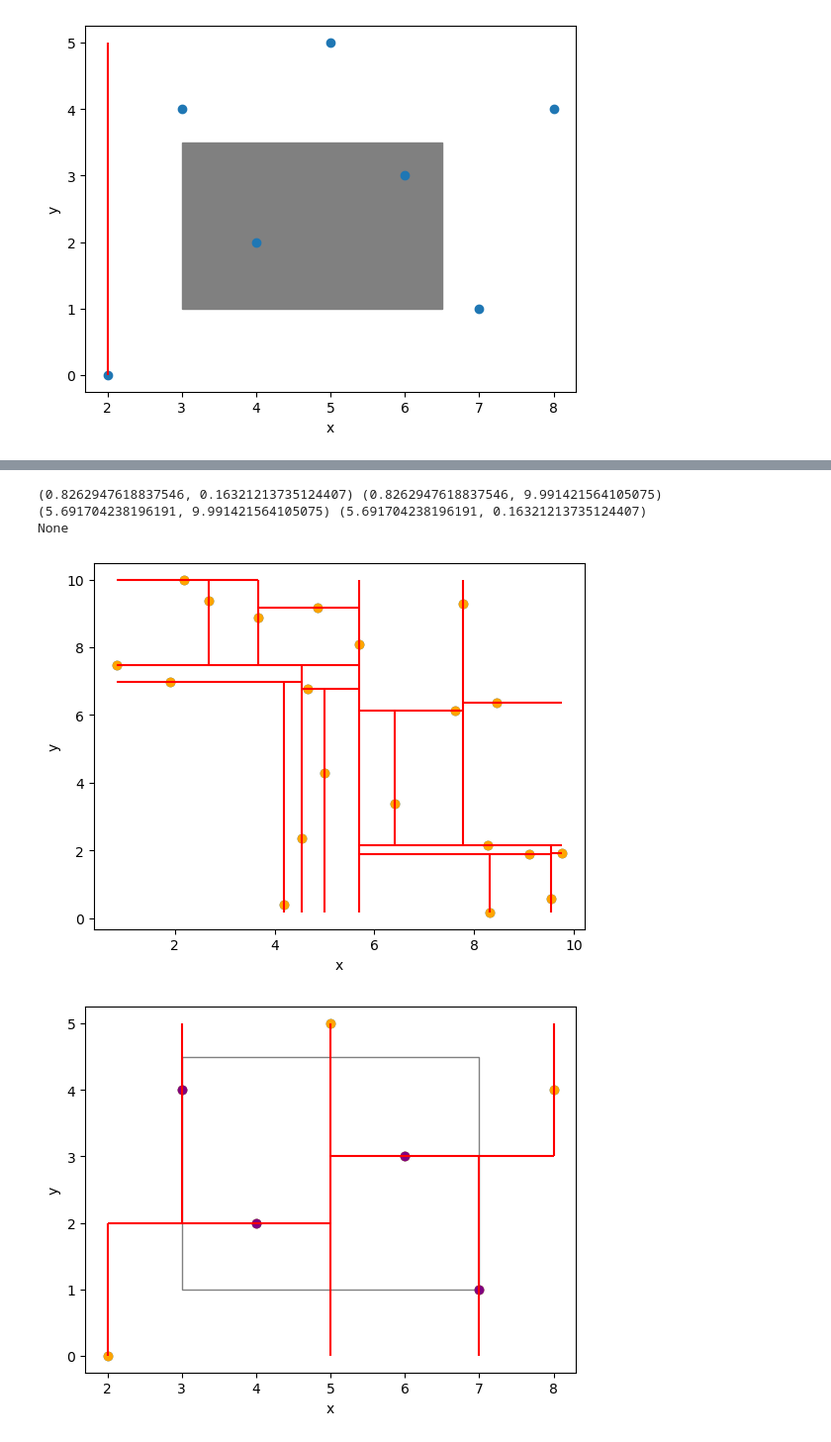
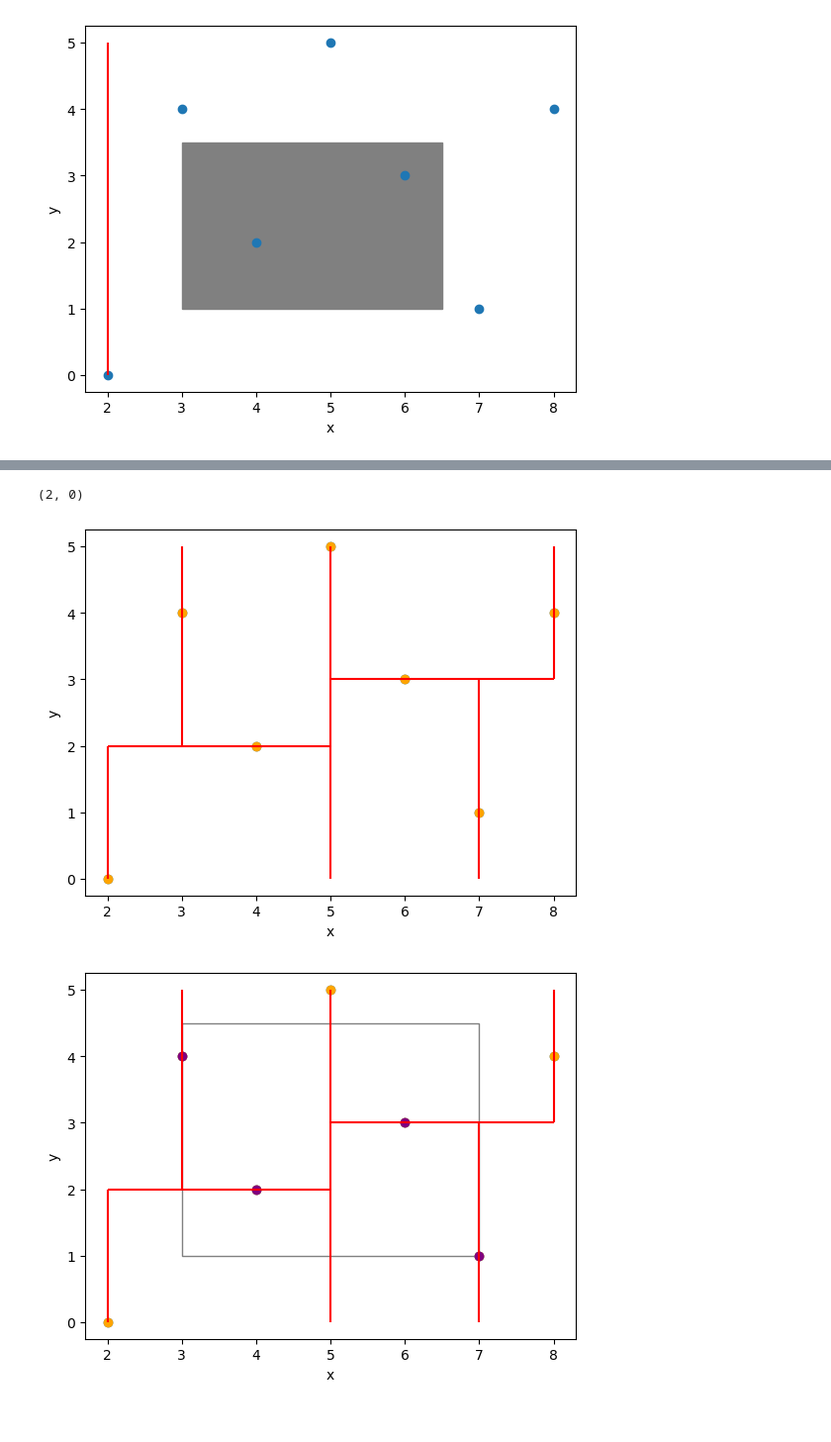
Before and after one commit to JanKaczmarski/quadTree_vs_kdTree_project, a Jupyter notebook: kd-tree.ipynb, the cells around one changed output, grey strips where cells are left out. Shown at 99% size. Saved outputs shown, nothing was run; the diff lists cells and outputs as text; code cells hidden in the pictures.

Commit message:
poprawa kd-tree #1

```diff
--- a/kd-tree.ipynb
+++ b/kd-tree.ipynb
@@ -81,6 +81,3 @@ def find_min_max(A):
         y_min=min(y_min,element[1])
 
     return x_min, x_max, y_min, y_max
-
-A = points
-print(find_median(A,0,len(A)-1,0))
@@ -89,2 +83,0 @@ print(find_median(A,0,len(A)-1,0))
-# %%
-A=[(6.412131798276144, 3.3854972854091336), (4.868383561652671, 9.167683727400366), (8.311879543932864, 0.16321213735124407), (0.8262947618837546, 7.461358821241584), (7.783618504813873, 9.288698167940225), (5.691704238196191, 8.09506825039813), (4.655559022215234, 6.768458728672354), (4.184978664421207, 0.3850470736813216), (9.534199139248145, 0.5614985364839375), (7.606746615883234, 6.116638028193687), (9.76762297408795, 1.9020236672577695), (4.995300083339151, 4.273369354589517), (9.099531895718252, 1.8903299924954198), (3.675473690394159, 8.885097138567332), (1.9095189569252025, 6.964013679754858), (2.190003383521093, 9.991421564105075), (4.536353808175101, 2.3659477659465624), (8.441370681694476, 6.355331527440823), (8.278748104221467, 2.1384735088663898), (2.687470122708006, 9.364290556702699)]
@@ -125,5 +84,5 @@ vis.show_gif(interval=500)
 # %%
-def build_kd_tree(A):
+def build_kd_tree_vis(A):
     x_min,x_max,y_min,y_max=find_min_max(A)
     base_rect=rect(x_min,x_max,y_min,y_max)
     base_of_a_tree=kd_tree_node(0,None,base_rect,None,None)
@@ -135,12 +94,18 @@ def build_kd_tree(A):
 
         if p>r:
             return None
-        """
         elif p==r:
             tree_node.point=p
+            b=tree_node.depth%2
+            q=p
+            tree_node.point=A[q]
+            vis.add_point(A[q],color='orange')
+            if b:
+                vis.add_line_segment([(tree_node.rect.x_max,A[q][b]),(tree_node.rect.x_min,A[q][b])], color='red')
+            else:
+                vis.add_line_segment([(A[q][b],tree_node.rect.y_max),(A[q][b],tree_node.rect.y_min)], color='red')
             return None
-        do poprawy dużo nadmiarowych struktur!!!
-        """
+
 
         b=tree_node.depth%2
         q=find_median(A,p,r,b)
@@ -150,37 +115,34 @@ def build_kd_tree(A):
         new_tree_left_node=kd_tree_node(tree_node.depth+1,None,None,None,None)
         new_tree_right_node=kd_tree_node(tree_node.depth+1,None,None,None,None)
         tree_node.left_leaf=new_tree_left_node
         tree_node.right_leaf=new_tree_right_node
 
         if b:
             vis.add_line_segment([(tree_node.rect.x_max,A[q][b]),(tree_node.rect.x_min,A[q][b])], color='red')
             new_left_rect=rect(tree_node.rect.x_min,tree_node.rect.x_max,tree_node.rect.y_min,A[q][1])
             new_right_rect=rect(tree_node.rect.x_min,tree_node.rect.x_max,A[q][1],tree_node.rect.y_max)
             new_tree_left_node.rect=new_left_rect
             new_tree_right_node.rect=new_right_rect
             build_kd_tree(p,q-1,new_tree_left_node)
             build_kd_tree(q+1,r,new_tree_right_node)
         else:
             vis.add_line_segment([(A[q][b],tree_node.rect.y_max),(A[q][b],tree_node.rect.y_min)], color='red')
             new_left_rect=rect(tree_node.rect.x_min,A[q][0],tree_node.rect.y_min,tree_node.rect.y_max)
             new_right_rect=rect(A[q][0],tree_node.rect.x_max,tree_node.rect.y_min,tree_node.rect.y_max)
             new_tree_left_node.rect=new_left_rect
             new_tree_right_node.rect=new_right_rect
             build_kd_tree(p,q-1,new_tree_left_node)
             build_kd_tree(q+1,r,new_tree_right_node)
 
 
 
     build_kd_tree(0,len(A)-1,base_of_a_tree)
 
     return vis, base_of_a_tree
-vis,base=build_kd_tree(A)
-
-
+vis,base=build_kd_tree(points)
 start=base
 vis.show()
-print(base.left_leaf.rect.print_rect())
+print(base.left_leaf.left_leaf.point)
 # %% [output]
-(0.8262947618837546, 0.16321213735124407) (0.8262947618837546, 9.991421564105075) (5.691704238196191, 9.991421564105075) (5.691704238196191, 0.16321213735124407)
-None
+(2, 0)
-[figure, old version]
+[figure, new version]
```
Also changed, not shown: parts of 5 cells of this notebook.
